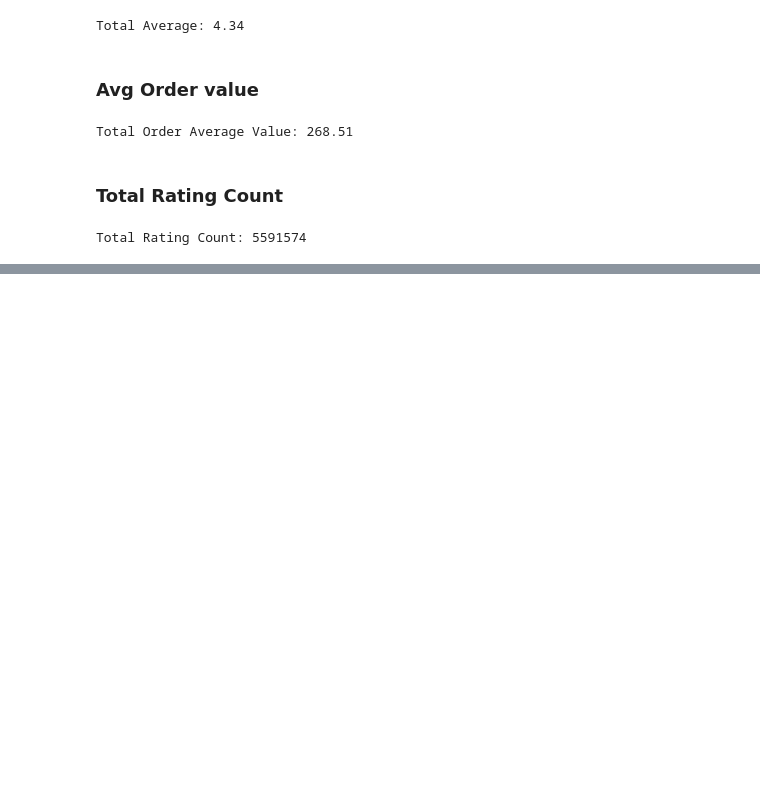
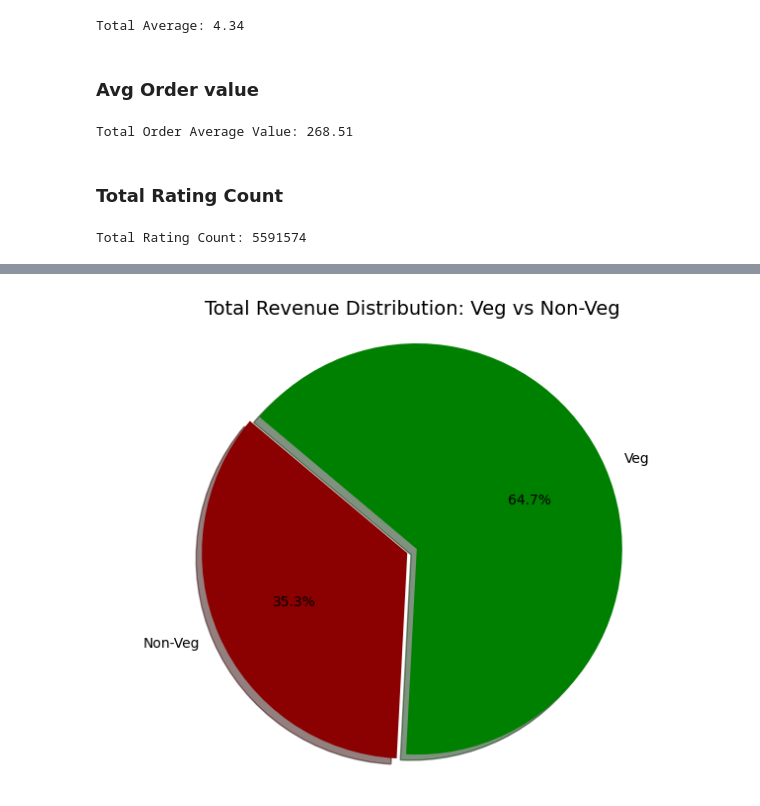
Before and after one commit to bhavsarsahil/Data_Anaylst_Practice, a Jupyter notebook: Data_Analyst_Practice/Power Bi Dashboard/Swiggy Sales Analysis/Swiggy_Sales_Analysis.ipynb, the cells around one changed output, grey strips where cells are left out. Drawn from its saved outputs; the diff is of its cells as text; code cells hidden in the pictures; blank space fills up the shorter version.

```diff
--- a/Data_Analyst_Practice/Power Bi Dashboard/Swiggy Sales Analysis/Swiggy_Sales_Analysis.ipynb
+++ b/Data_Analyst_Practice/Power Bi Dashboard/Swiggy Sales Analysis/Swiggy_Sales_Analysis.ipynb
@@ -92,0 +118,33 @@ Total Rating Count: 5591574
+# %%
+# Define non-veg keywords
+non_veg_keywords = ['chicken', 'mutton', 'fish', 'egg', 'prawn', 'kabab', 'tikka', 'meat', 'beef', 'pork']
+
+# Create the new 'Category' column
+df['Category'] = df['Dish Name'].apply(
+    lambda x: 'Non-Veg' if any(word in str(x).lower() for word in non_veg_keywords) else 'Veg'
+)
+# %%
+
+# 1. Group by Category and sum the Price
+category_revenue = df.groupby('Category')['Price (INR)'].sum()
+
+# 2. Extract labels and values
+labels = category_revenue.index      # ['Non-Veg', 'Veg']
+sizes = category_revenue.values      # The summed prices
+colors = ['#8B0000', '#008000']     # Red for Non-Veg, Green for Veg
+
+# 3. Create the Pie Chart using Matplotlib
+plt.figure(figsize=(8, 6))
+plt.pie(sizes,
+        labels=labels,
+        autopct='%1.1f%%',           # Display percentage with one decimal
+        colors=colors,
+        startangle=140,
+        explode=(0.05, 0),           # Slightly separate the first slice
+        shadow=True)
+
+plt.title('Total Revenue Distribution: Veg vs Non-Veg', fontsize=14)
+plt.axis('equal')                    # Ensures the pie is a circle
+plt.show()
+# %% [output]
+[figure, added]
```
Also changed, not shown: parts of 7 cells of this notebook.
